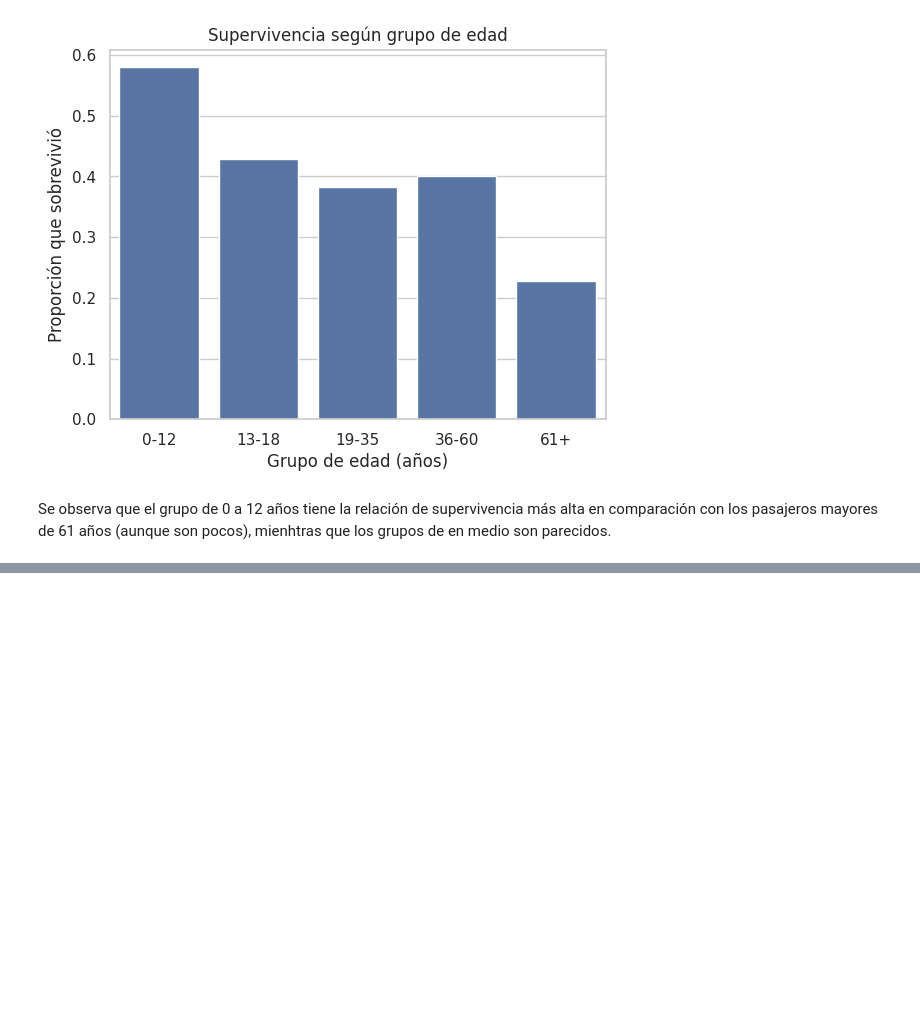
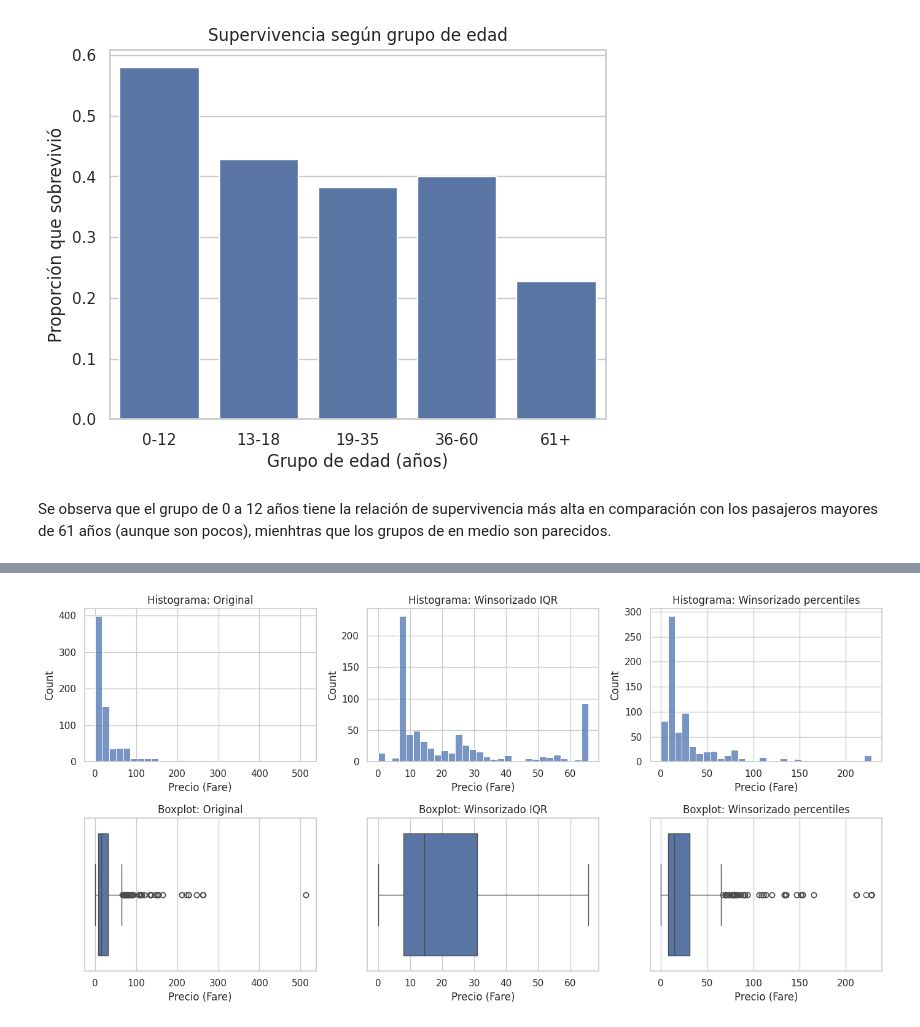
Before and after one commit to FabsRobles/Practica2-IA, a Jupyter notebook: notebook/Titanic_EDA.ipynb, the cells around one changed output, grey strips where cells are left out. Saved outputs shown, nothing was run; the diff lists cells and outputs as text; code cells hidden in the pictures; blank space fills up the shorter version.

```diff
--- a/notebook/Titanic_EDA.ipynb
+++ b/notebook/Titanic_EDA.ipynb
@@ -607,0 +769,27 @@ Se observa que el grupo de 0 a 12 años tiene la relación de supervivencia más
+# %%
+def resumen(s):
+    return {"media": s.mean(), "mediana": s.median(), "desv. estándar": s.std(),
+            "mínimo": s.min(), "máximo": s.max(), "asimetría": s.skew()}
+
+tablas_wins, modificados = {}, {}
+for col in ["Fare", "Age"]:
+    s = X_train[col]
+    lim_iqr, lim_pct = calc_limites(s, "iqr"), calc_limites(s, "pct")
+    s_iqr, s_pct = s.clip(*lim_iqr), s.clip(*lim_pct)
+    tablas_wins[col] = pd.DataFrame({
+        "Original": resumen(s.dropna()),
+        "Winsorizado IQR": resumen(s_iqr.dropna()),
+        "Winsorizado percentiles 1%-99%": resumen(s_pct.dropna()),
+    }).round(2)
+    modificados[col] = {
+        "iqr": (lim_iqr, int(((s < lim_iqr[0]) | (s > lim_iqr[1])).sum())),
+        "pct": (lim_pct, int(((s < lim_pct[0]) | (s > lim_pct[1])).sum())),
+    }
+    print(f"=== {col} ===")
+    print(f"Límites IQR: ({lim_iqr[0]:.2f}, {lim_iqr[1]:.2f}) -> valores modificados: {modificados[col]['iqr'][1]}")
+    print(f"Límites percentiles: ({lim_pct[0]:.2f}, {lim_pct[1]:.2f}) -> valores modificados: {modificados[col]['pct'][1]}")
+    display(tablas_wins[col])
+
+fare = X_train["Fare"]
+fare_iqr = fare.clip(*calc_limites(fare, "iqr"))
+fare_pct = fare.clip(*calc_limites(fare, "pct"))
@@ -607,0 +817,14 @@ Se observa que el grupo de 0 a 12 años tiene la relación de supervivencia más
+# %%
+series = [("Original", fare), ("Winsorizado IQR", fare_iqr), ("Winsorizado percentiles", fare_pct)]
+fig, ejes = plt.subplots(2, 3, figsize=(14, 7))
+for i, (nombre, s) in enumerate(series):
+    sns.histplot(s, bins=30, ax=ejes[0, i])
+    ejes[0, i].set_title(f"Histograma: {nombre}")
+    ejes[0, i].set_xlabel("Precio (Fare)")
+    sns.boxplot(x=s, ax=ejes[1, i])
+    ejes[1, i].set_title(f"Boxplot: {nombre}")
+    ejes[1, i].set_xlabel("Precio (Fare)")
+plt.tight_layout()
+plt.show()
+# %% [output]
+[figure, added]
```
Also changed, not shown: parts of 15 cells of this notebook.
